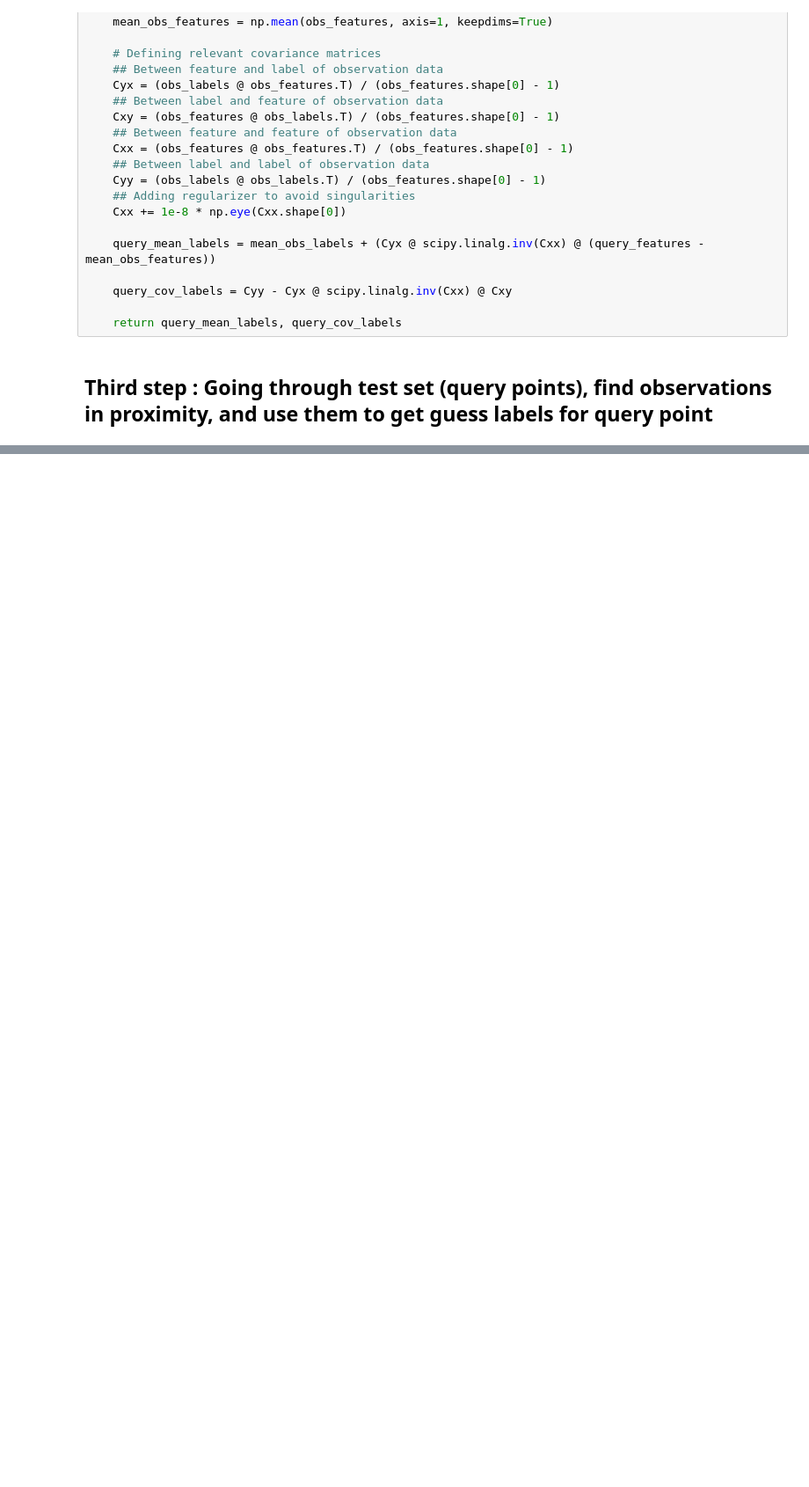
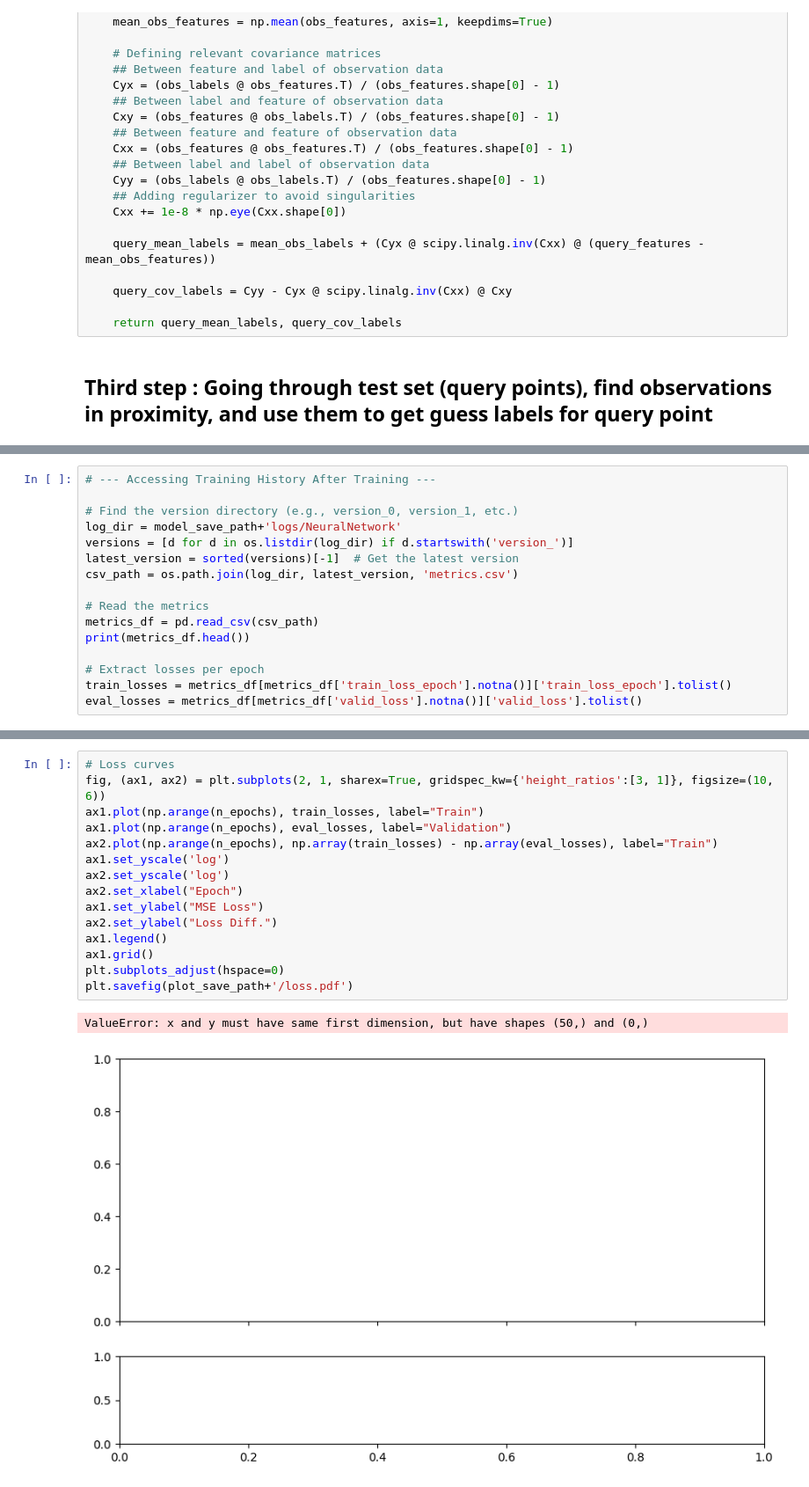
Before and after one commit to SamMerc/Second-Generals, a Jupyter notebook: Code/Plot&Fit_ST2D_GP.ipynb, the cells around one changed output, grey strips where cells are left out. Shown at 88% size. Saved outputs shown, nothing was run; the diff lists cells and outputs as text; blank space fills up the shorter version.

```diff
--- a/Code/Plot&Fit_ST2D_GP.ipynb
+++ b/Code/Plot&Fit_ST2D_GP.ipynb
@@ -196,0 +568,16 @@ for query_idx, (test_input, test_output) in enumerate(zip(test_inputs, test_outp
+# %%
+# --- Accessing Training History After Training ---
+
+# Find the version directory (e.g., version_0, version_1, etc.)
+log_dir = model_save_path+'logs/NeuralNetwork'
+versions = [d for d in os.listdir(log_dir) if d.startswith('version_')]
+latest_version = sorted(versions)[-1]  # Get the latest version
+csv_path = os.path.join(log_dir, latest_version, 'metrics.csv')
+
+# Read the metrics
+metrics_df = pd.read_csv(csv_path)
+print(metrics_df.head())
+
+# Extract losses per epoch
+train_losses = metrics_df[metrics_df['train_loss_epoch'].notna()]['train_loss_epoch'].tolist()
+eval_losses = metrics_df[metrics_df['valid_loss'].notna()]['valid_loss'].tolist()
@@ -196,0 +593,18 @@ for query_idx, (test_input, test_output) in enumerate(zip(test_inputs, test_outp
+# %%
+# Loss curves
+fig, (ax1, ax2) = plt.subplots(2, 1, sharex=True, gridspec_kw={'height_ratios':[3, 1]}, figsize=(10, 6))
+ax1.plot(np.arange(n_epochs), train_losses, label="Train")
+ax1.plot(np.arange(n_epochs), eval_losses, label="Validation")
+ax2.plot(np.arange(n_epochs), np.array(train_losses) - np.array(eval_losses), label="Train")
+ax1.set_yscale('log')
+ax2.set_yscale('log')
+ax2.set_xlabel("Epoch")
+ax1.set_ylabel("MSE Loss")
+ax2.set_ylabel("Loss Diff.")
+ax1.legend()
+ax1.grid()
+plt.subplots_adjust(hspace=0)
+plt.savefig(plot_save_path+'/loss.pdf')
+# %% [output]
+ValueError: x and y must have same first dimension, but have shapes (50,) and (0,)
+[figure, added]
```
Also changed, not shown: parts of 18 cells of this notebook, 1 other file.
